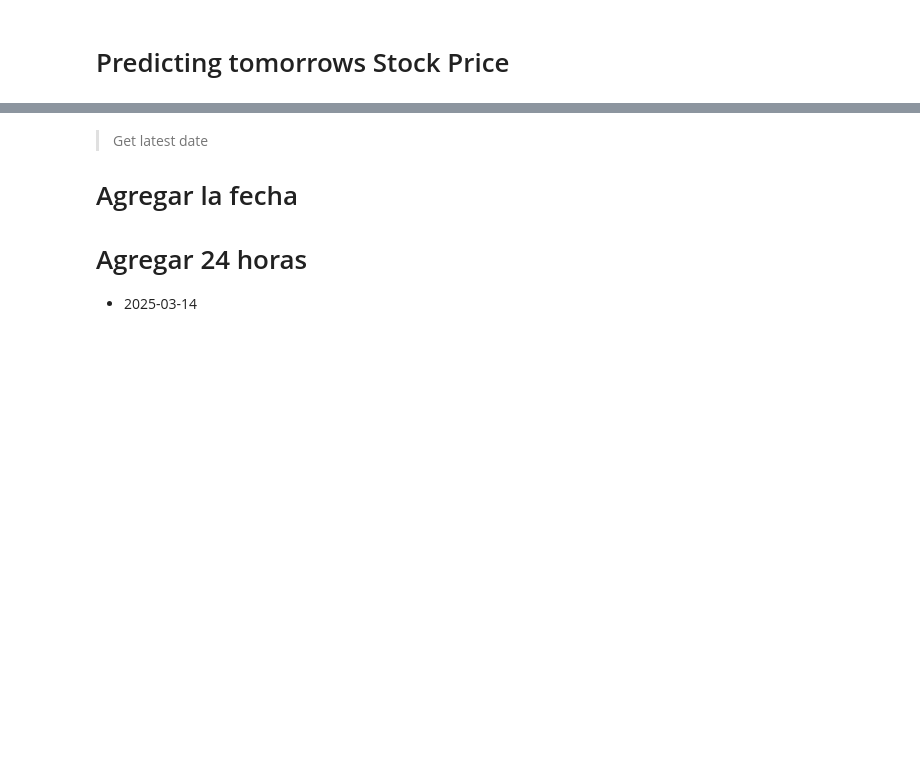
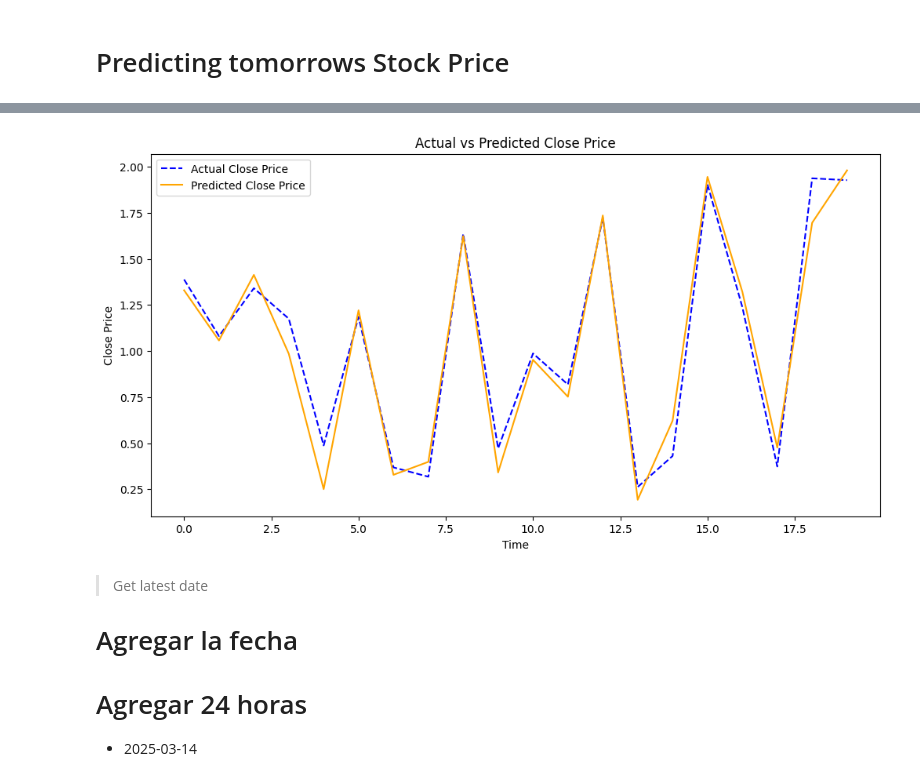
Before and after one commit to W0480628/Stock-Market, a Jupyter notebook: StockMrket.ipynb, the cells around one changed output, grey strips where cells are left out. Cells and saved outputs as stored; diff of their text form; code cells hidden in the pictures; blank space fills up the shorter version.

```diff
--- a/StockMrket.ipynb
+++ b/StockMrket.ipynb
@@ -294,3 +322,33 @@ New record inserted successfully
+# %%
+import matplotlib.pyplot as plt
+import numpy as np
+from sklearn.linear_model import LinearRegression
+from sklearn.model_selection import train_test_split
+from sklearn.preprocessing import StandardScaler
+
+# Example Data (replace with your actual data)
+X = np.random.rand(100, 1)  # Feature
+Y = 2 * X + np.random.randn(100, 1) * 0.1  # Target (close price)
+
+# Split data into train/test sets
+X_train, X_test, Y_train, Y_test = train_test_split(X, Y, test_size=0.2, random_state=42)
+
+# Train a Linear Regression model
+lr = LinearRegression()
+lr.fit(X_train, Y_train)
+Y_pred_lr = lr.predict(X_test)  # This defines Y_pred_lr
+
+# Plot Actual vs Predicted
+plt.figure(figsize=(12, 6))
+plt.plot(Y_test, label='Actual Close Price', color='blue', linestyle='dashed')
+plt.plot(Y_pred_lr, label='Predicted Close Price', color='orange')
+plt.title('Actual vs Predicted Close Price')
+plt.xlabel('Time')
+plt.ylabel('Close Price')
+plt.legend()
+plt.show()
+# %% [output]
+[figure, added]
 # %% [markdown]
 > Get latest date
 # Agregar la fecha
```
Also changed, not shown: parts of 12 cells of this notebook, 6 other files.
